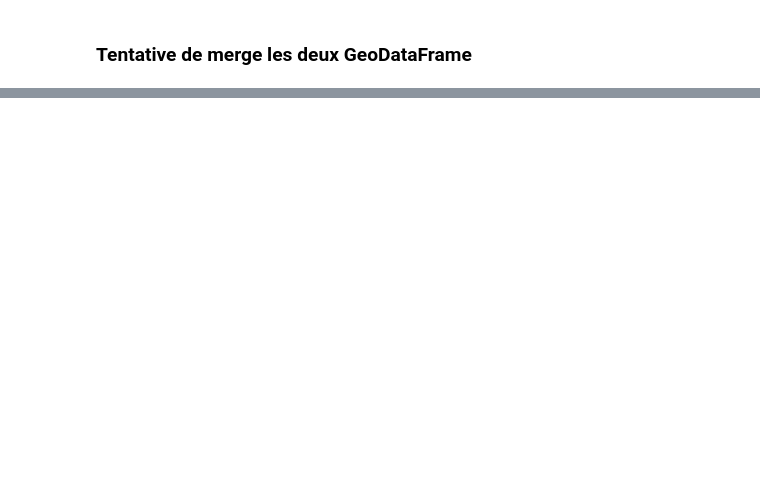
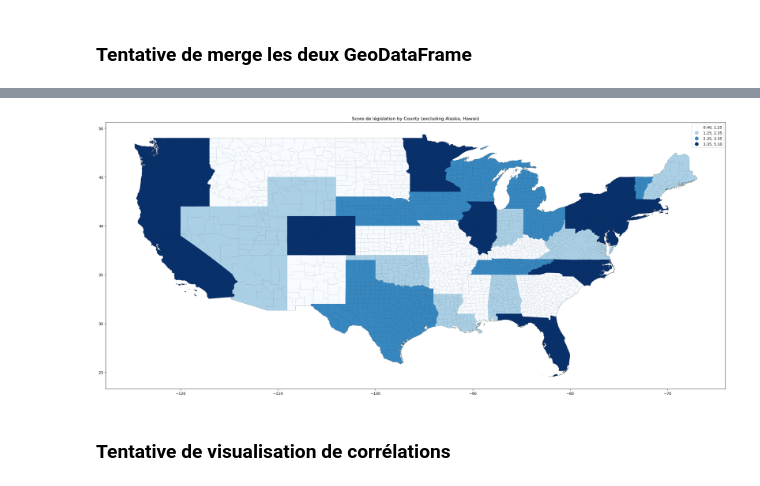
Before and after one commit to eleroux46/gun_violence, a Jupyter notebook: stats_des_elo.ipynb, the cells around one changed output, grey strips where cells are left out. Cells and saved outputs as stored; diff of their text form; code cells hidden in the pictures; blank space fills up the shorter version.

```diff
--- a/stats_des_elo.ipynb
+++ b/stats_des_elo.ipynb
@@ -108,0 +166,22 @@ plt.show()
+# %%
+# Base map plot
+ax = total_db_geo.plot(
+    color='gray',
+    markersize=1,
+    alpha=0.7,
+    figsize=(30, 30),
+    edgecolor='black',
+    linewidth=0.5
+)
+
+# Additional data points plot using incident density
+incident_density_geo.plot(ax=ax, aspect = 1, figsize = (10,6), column = "score_legis", legend = True, cmap = "Blues",
+scheme = "Quantiles", k = 4)
+
+# Title and show plot
+plt.title("Score de législation by County (excluding Alaska, Hawaii)")
+plt.show()
+# %% [output]
+[figure, added]
+# %% [markdown]
+### Tentative de visualisation de corrélations
```
Also changed, not shown: parts of 14 cells of this notebook.
